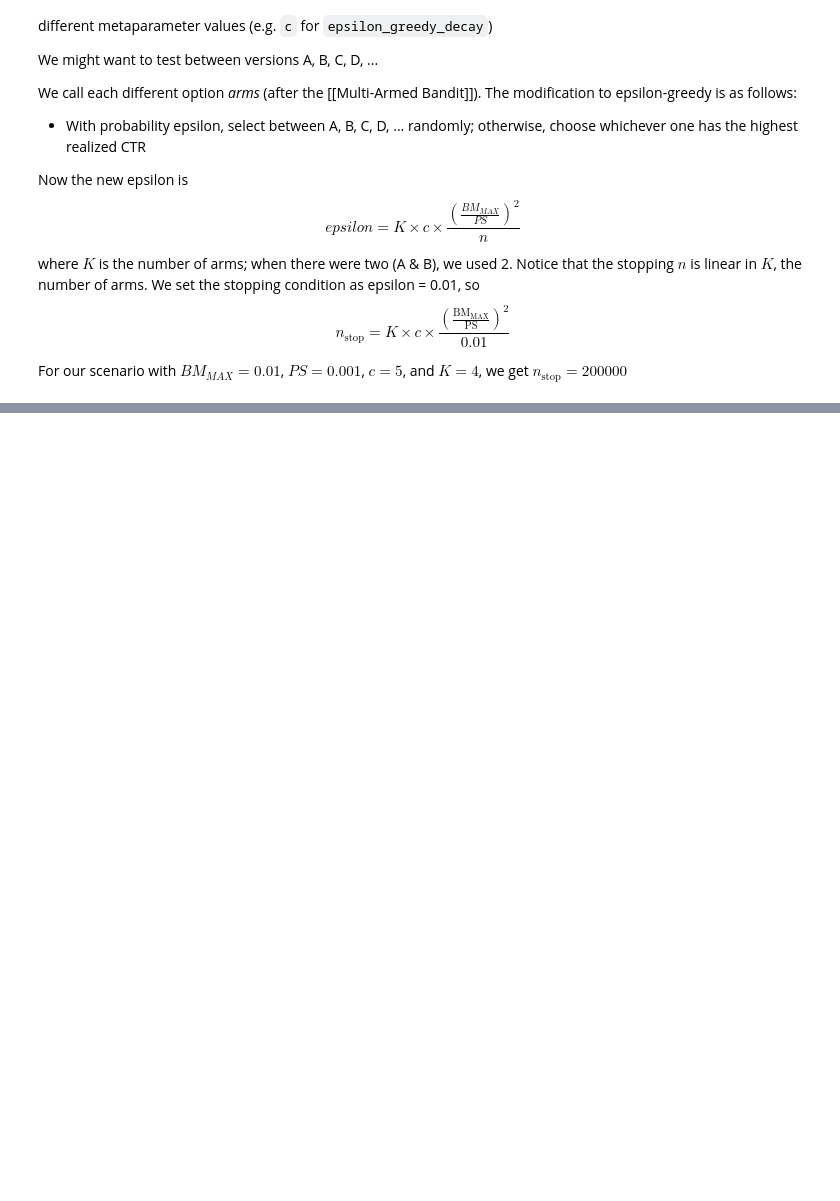
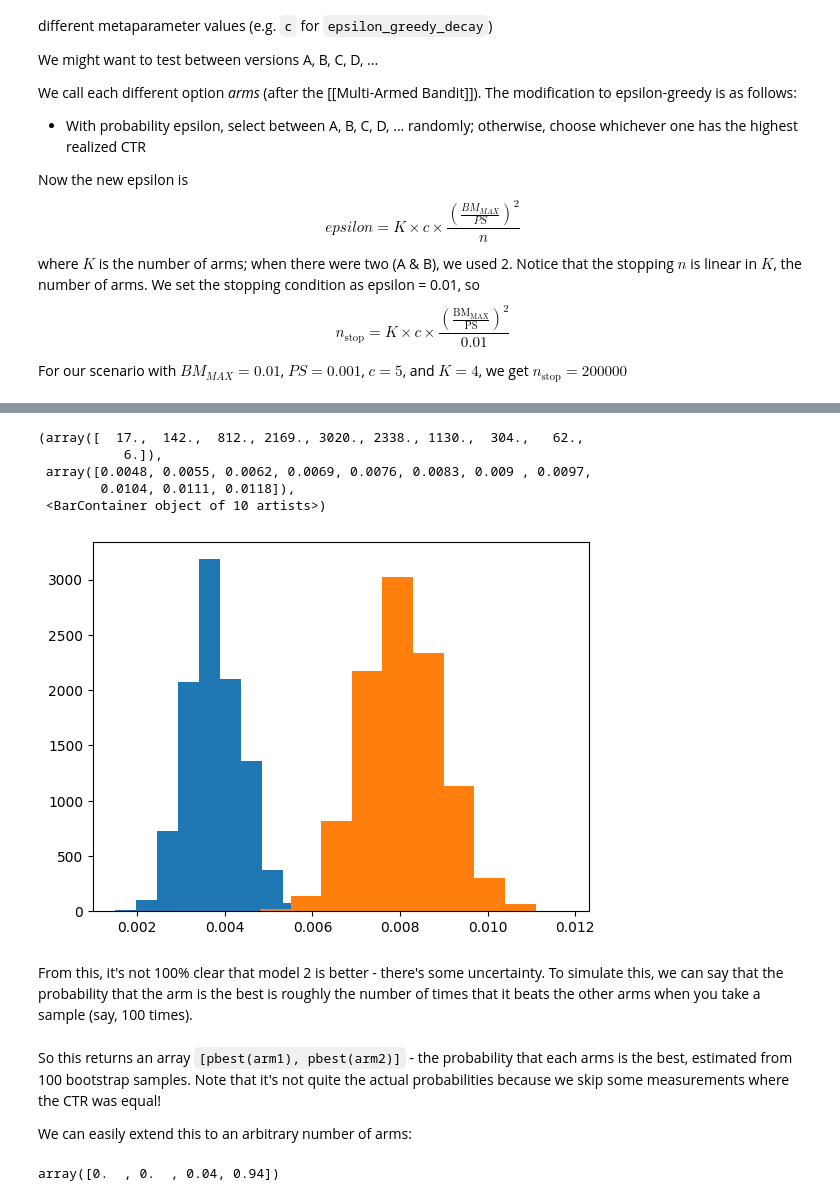
Before and after one commit to EricRobertCampbell/experimentation-for-engineers-notes, a Jupyter notebook: chapter03-multiArmedBandits.ipynb, the cells around one changed output, grey strips where cells are left out. Drawn from its saved outputs; the diff is of its cells as text; code cells hidden in the pictures; blank space fills up the shorter version.

```diff
--- a/chapter03-multiArmedBandits.ipynb
+++ b/chapter03-multiArmedBandits.ipynb
@@ -618,0 +723,20 @@ So, with this one easy change, we can extend the epsilon-greedy algorithm to han
+# %%
+I_clicked_1 = np.array([measure_click(ctr=0.005) for _ in range(10_000)])
+I_clicked_2 = np.array([measure_click(ctr=0.007) for _ in range(10_000)])
+# %%
+NUM_SAMPLES = 10_000
+data1 = np.array([bootstrap_sample(I_clicked_1).mean() for _ in range(NUM_SAMPLES)])
+data2 = np.array([bootstrap_sample(I_clicked_2).mean() for _ in range(NUM_SAMPLES)])
+# %%
+fig, ax = plt.subplots()
+ax.hist(data1, label="Arm 1")
+ax.hist(data2, label="Arm 2")
+# %% [output]
+(array([  17.,  142.,  812., 2169., 3020., 2338., 1130.,  304.,   62.,
+           6.]),
+ array([0.0048, 0.0055, 0.0062, 0.0069, 0.0076, 0.0083, 0.009 , 0.0097,
+        0.0104, 0.0111, 0.0118]),
+ <BarContainer object of 10 artists>)
+[figure, added]
+# %% [markdown]
+From this, it's not 100% clear that model 2 is better - there's some uncertainty. To simulate this, we can say that the probability that the arm is the best is roughly the number of times that it beats the other arms when you take a sample (say, 100 times).
@@ -618,0 +759,4 @@ So, with this one easy change, we can extend the epsilon-greedy algorithm to han
+# %% [markdown]
+So this returns an array `[pbest(arm1), pbest(arm2)]` - the probability that each arms is the best, estimated from 100 bootstrap samples. Note that it's not quite the actual probabilities because we skip some measurements where the CTR was equal!
+
+We can easily extend this to an arbitrary number of arms:
@@ -618,0 +775,12 @@ So, with this one easy change, we can extend the epsilon-greedy algorithm to han
+# %%
+# running it on some sample data
+np.random.seed(17)
+I_clickeds = [None] * 4
+NUM_SAMPLES = 10_000
+I_clickeds[0] = np.array([measure_click(ctr=0.003) for _ in range(NUM_SAMPLES)])
+I_clickeds[1] = np.array([measure_click(ctr=0.005) for _ in range(NUM_SAMPLES)])
+I_clickeds[2] = np.array([measure_click(ctr=0.007) for _ in range(NUM_SAMPLES)])
+I_clickeds[3] = np.array([measure_click(ctr=0.009) for _ in range(NUM_SAMPLES)])
+estimate_pbest(I_clickeds)
+# %% [output]
+array([0.  , 0.  , 0.04, 0.94])
```
Also changed, not shown: parts of 22 cells of this notebook.
